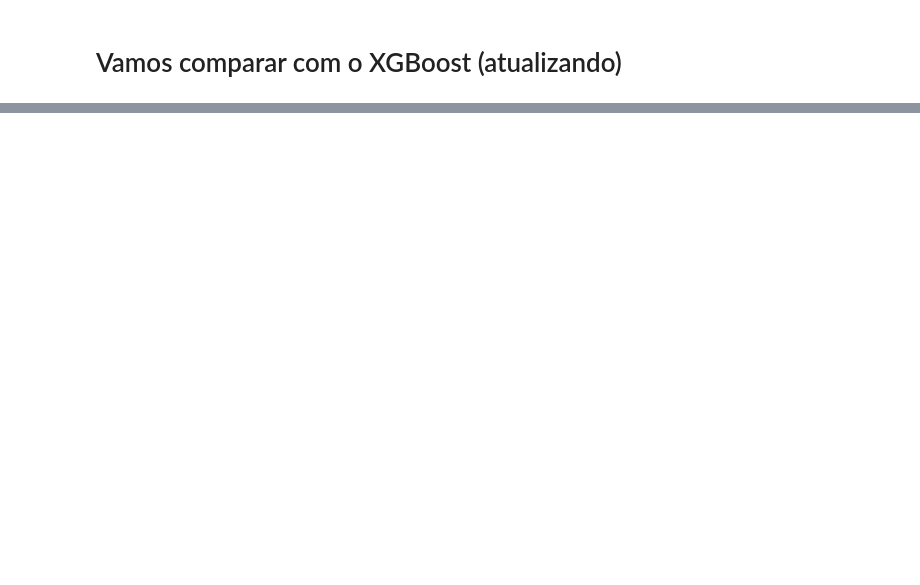
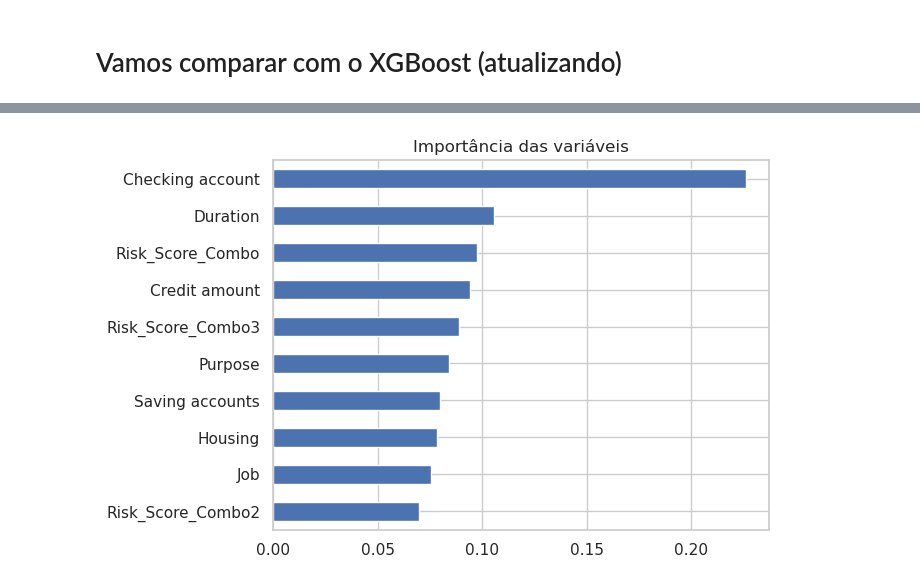
Before and after one commit to jfahelof/portfolio-credit-risk, a Jupyter notebook: credit_risk.ipynb, the cells around one changed output, grey strips where cells are left out. Saved outputs shown, nothing was run; the diff lists cells and outputs as text; code cells hidden in the pictures; blank space fills up the shorter version.

```diff
--- a/credit_risk.ipynb
+++ b/credit_risk.ipynb
@@ -879,5 +879,38 @@ plt.show()
 import xgboost as xgb
 # %%
 # preparando dados novamente
+data2 = data.copy()
 
-data2 = data.copy()
+# Separando features e target
+X = data2.drop('Risk', axis=1)
+y = data2['Risk']
+
+# Divisão em treino e teste
+X_train, X_test, y_train, y_test = train_test_split(X, y, test_size=0.18, random_state=42, stratify=y)
+# %%
+# Codificação das variáveis categóricas
+cat_cols = X_train.select_dtypes('object').columns
+encoder = OrdinalEncoder(handle_unknown='use_encoded_value', unknown_value=-1)
+
+X_train[cat_cols] = encoder.fit_transform(X_train[cat_cols])
+X_test[cat_cols]  = encoder.transform(X_test[cat_cols])
+# %%
+
+# Modelo XGBoost
+xgb_modelo = xgb.XGBClassifier(
+    n_estimators=400,
+    learning_rate=0.05,
+    max_depth=6,
+    subsample=0.8,
+    colsample_bytree=0.8,
+    scale_pos_weight=1.5,  # leve ajuste de peso para classe minoritária
+    eval_metric='logloss',
+    random_state=42
+)
+
+# Convertendo as classes 'good' e 'bad' em valores numéricos
+y_train_enc = y_train.replace({'bad': 0, 'good': 1})
+y_test_enc  = y_test.replace({'bad': 0, 'good': 1})
+
+# Agora sim, treinamos o modelo
+xgb_modelo.fit(X_train, y_train_enc)
@@ -883,0 +944,7 @@ data2 = data.copy()
+# %%
+importances = pd.Series(xgb_modelo.feature_importances_, index=X.columns)
+importances.sort_values().plot(kind='barh')
+plt.title('Importância das variáveis')
+plt.show()
+# %% [output]
+[figure, added]
```
Also changed, not shown: parts of 24 cells of this notebook.
